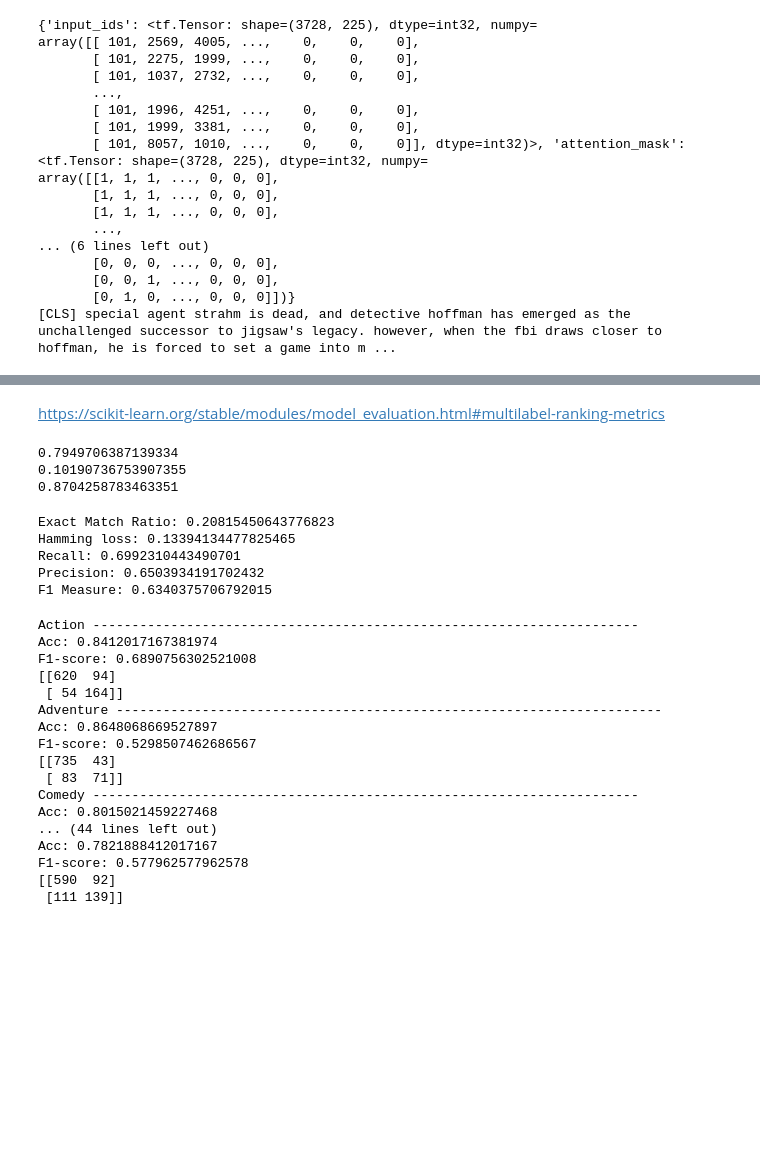
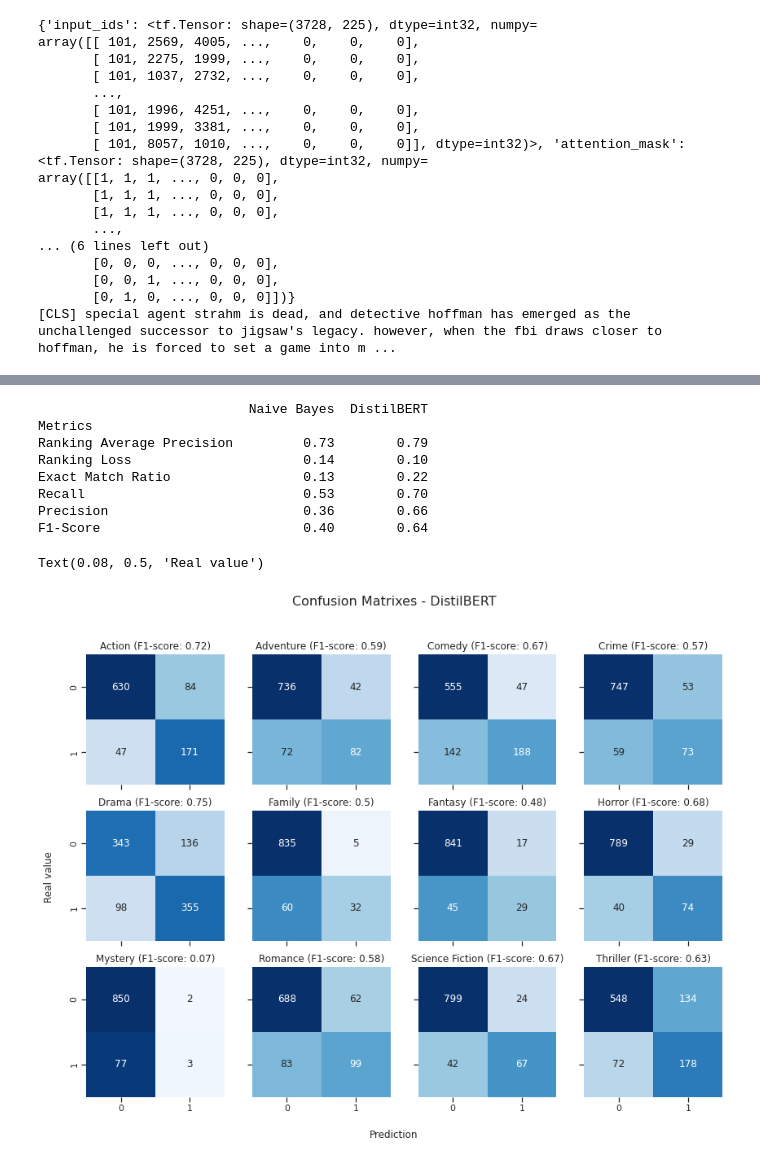
Before and after one commit to Jaimemorillo/nlp-movies, a Jupyter notebook: genre-prediction.ipynb, the cells around one changed output, grey strips where cells are left out. Drawn from its saved outputs; the diff is of its cells as text; code cells hidden in the pictures; blank space fills up the shorter version.

```diff
--- a/genre-prediction.ipynb
+++ b/genre-prediction.ipynb
@@ -325,7 +330,7 @@ test_tf_dataset = test_tf_dataset.batch(32)
 model.compile(
     optimizer=tf.keras.optimizers.Adam(learning_rate=5e-5),
     loss=tf.keras.losses.BinaryCrossentropy(from_logits=True),
-    metrics=tf.keras.metrics.TopKCategoricalAccuracy(k=3)
+    metrics=tf.keras.metrics.BinaryAccuracy()
 )
 
 model.fit(train_tf_dataset, validation_data=test_tf_dataset, epochs=3)
@@ -391,45 +368,37 @@ https://stackoverflow.com/questions/31311154/explanation-for-coverage-error-metr
-# %% [markdown]
-https://scikit-learn.org/stable/modules/model_evaluation.html#multilabel-ranking-metrics
-# %%
-print(sklearn.metrics.label_ranking_average_precision_score(y_test, y_pred_proba))
-print(sklearn.metrics.label_ranking_loss(y_test, y_pred_proba))
-# %% [output]
-0.7949706387139334
-0.10190736753907355
-0.8704258783463351
 # %%
-print('Exact Match Ratio: {0}'.format(sklearn.metrics.accuracy_score(y_test, predictions)))
-print('Recall: {0}'.format(sklearn.metrics.precision_score(y_true=y_test, y_pred=predictions, average='samples')))
-print('Precision: {0}'.format(sklearn.metrics.recall_score(y_true=y_test, y_pred=predictions, average='samples')))
-print('F1 Measure: {0}'.format(sklearn.metrics.f1_score(y_true=y_test, y_pred=predictions, average='samples')))
+results.loc['Ranking Average Precision', 'DistilBERT'] = sklearn.metrics.label_ranking_average_precision_score(y_test, y_pred_proba)
+results.loc['Ranking Loss', 'DistilBERT'] = sklearn.metrics.label_ranking_loss(y_test, y_pred_proba)
+results.loc['Exact Match Ratio', 'DistilBERT'] = sklearn.metrics.accuracy_score(y_test, predictions)
+results.loc['Recall', 'DistilBERT'] = sklearn.metrics.precision_score(y_test, y_pred=predictions, average='samples')
+results.loc['Precision', 'DistilBERT'] = sklearn.metrics.recall_score(y_test, y_pred=predictions, average='samples')
+results.loc['F1-Score', 'DistilBERT'] = sklearn.metrics.f1_score(y_test, y_pred=predictions, average='samples')
+results = results.round(2)
+print(results)
 # %% [output]
-Exact Match Ratio: 0.20815450643776823
-Hamming loss: 0.13394134477825465
-Recall: 0.6992310443490701
-Precision: 0.6503934191702432
-F1 Measure: 0.6340375706792015
+                           Naive Bayes  DistilBERT
+Metrics
+Ranking Average Precision         0.73        0.79
+Ranking Loss                      0.14        0.10
+Exact Match Ratio                 0.13        0.22
+Recall                            0.53        0.70
+Precision                         0.36        0.66
+F1-Score                          0.40        0.64
-# %%
-confusion_matrix = sklearn.metrics.multilabel_confusion_matrix(y_test, predictions)
-for idx,i in enumerate(confusion_matrix):
-    print(y_test.columns[idx] + ' ----------------------------------------------------------------------')
-    print('Acc: {0}'.format(sklearn.metrics.accuracy_score(y_test.iloc[:,idx], predictions.iloc[:,idx])))
-    print('F1-score: {0}'.format(sklearn.metrics.f1_score(y_test.iloc[:,idx], predictions.iloc[:,idx])))
-    print(i)
-# %% [output]
-Action ----------------------------------------------------------------------
-Acc: 0.8412017167381974
-F1-score: 0.6890756302521008
-[[620  94]
- [ 54 164]]
-Adventure ----------------------------------------------------------------------
-Acc: 0.8648068669527897
-F1-score: 0.5298507462686567
-[[735  43]
- [ 83  71]]
-Comedy ----------------------------------------------------------------------
-Acc: 0.8015021459227468
-... (44 lines left out)
-Acc: 0.7821888412017167
-F1-score: 0.577962577962578
-[[590  92]
- [111 139]]
+# %%
+fig, axes = plt.subplots(3,4, figsize=(14, 10), sharey=True, sharex=True)
+fig.suptitle('Confusion Matrixes - DistilBERT', fontsize=16)
+
+confusion_matrixes = sklearn.metrics.multilabel_confusion_matrix(y_test, predictions)
+for idx,i in enumerate(confusion_matrixes):
+    f1_score = sklearn.metrics.f1_score(y_test.iloc[:,idx], predictions.iloc[:,idx])
+    f1_score = round(f1_score,2)
+    ax = axes.flat[idx]
+    vmax = i[1,0] + i[1,1]
+    sns.heatmap(i, annot=True, fmt='g', vmin=0, vmax=vmax, cmap="Blues", cbar=False,
+                ax=ax).set_title(y_test.columns[idx] + ' (F1-score: ' + str(f1_score) + ')')
+
+# Set common labels
+fig.text(0.5, 0.06, 'Prediction', ha='center', va='center')
+fig.text(0.08, 0.5, 'Real value', ha='center', va='center', rotation='vertical')
+# %% [output]
+Text(0.08, 0.5, 'Real value')
+[figure, added]
```
Also changed, not shown: parts of 21 cells of this notebook.
